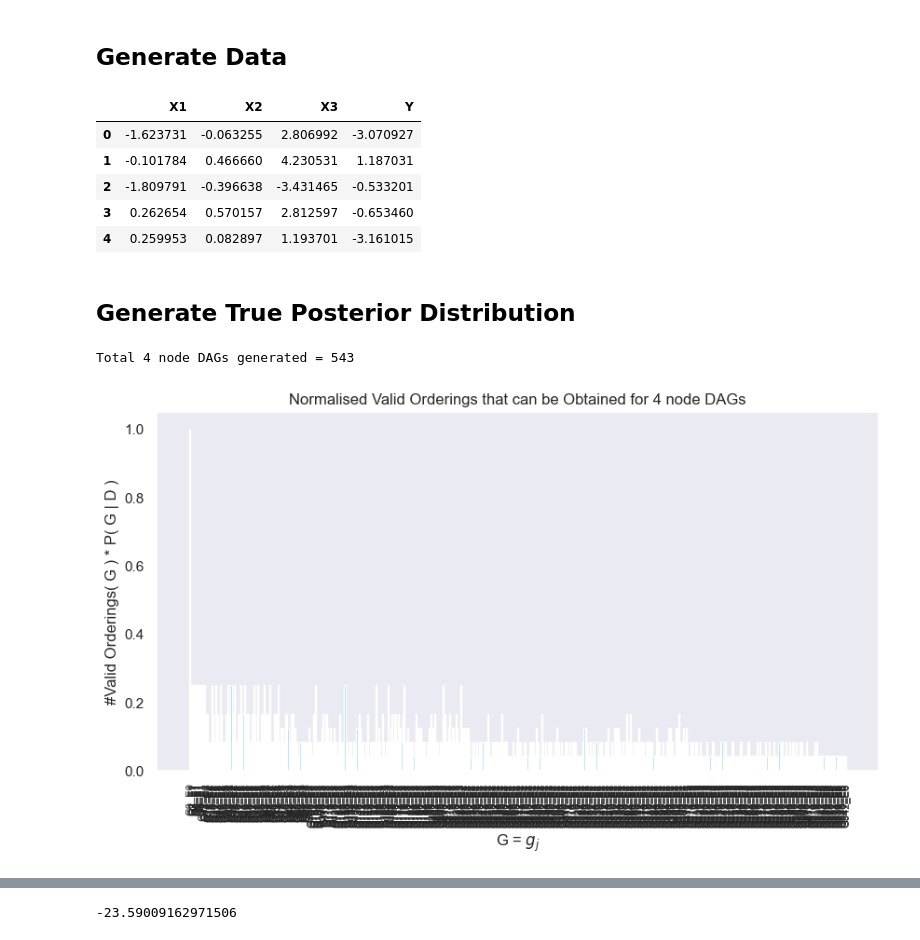
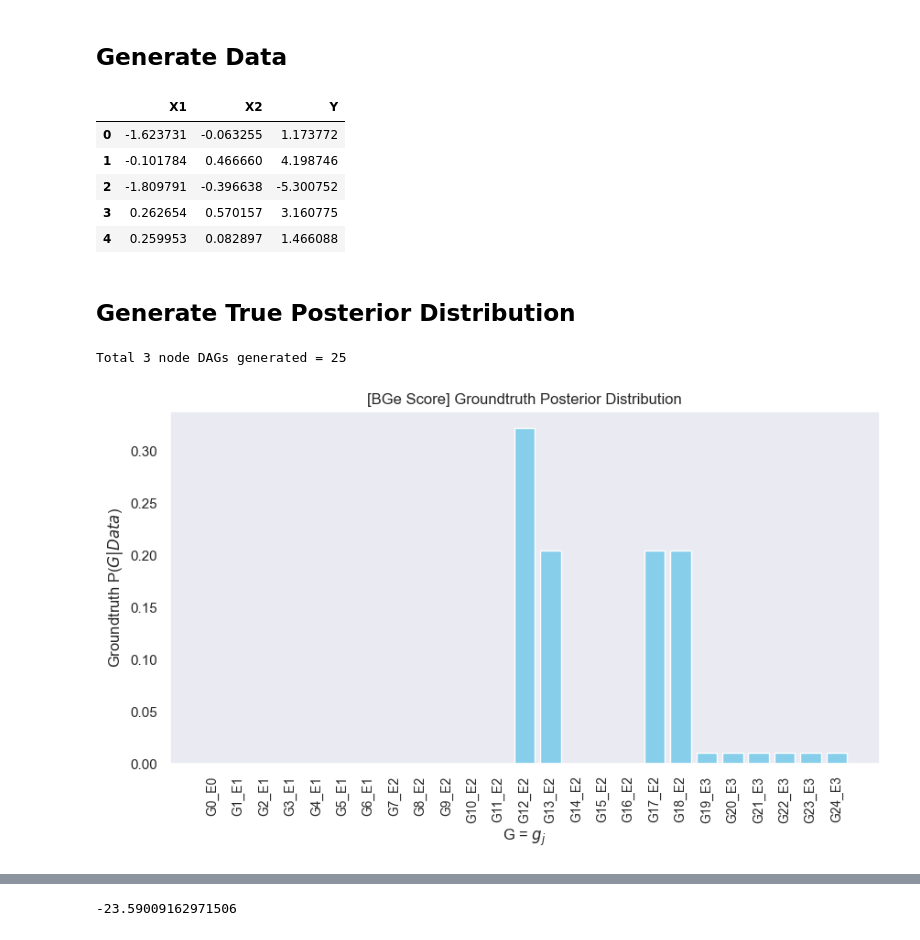
Before and after one commit to catarina-moreira/py_structure_MCMC, a Jupyter notebook: [Structure_MCMC]_3_nodes.ipynb, the cells around one changed output, grey strips where cells are left out. Cells and saved outputs as stored; diff of their text form; code cells hidden in the pictures.

```diff
--- a/[Structure_MCMC]_3_nodes.ipynb
+++ b/[Structure_MCMC]_3_nodes.ipynb
@@ -42,14 +39,12 @@ from evaluation.metrics import *
 ## Data Generation Process
 # %%
 # make a function that generates data for 3 random variables X1, X2, Y where Y = b0 + b1*X1 + b2*X2 + e
-def generate_data(n, b0, b1, b2, b3, e, random_seed = 55):
+def generate_data(n, b0, b1, b2, e, random_seed = 55):
 
     np.random.seed(random_seed)
 
     X1 = np.random.normal(0, 1, n)
     X2 = np.random.normal(0, 1, n)
-
-    X3 = b0 + b3*X2 + np.random.normal(0, e, n)
 
     random.seed(random_seed)
     # e follows a normal distribution
@@ -58,7 +53,7 @@ def generate_data(n, b0, b1, b2, b3, e, random_seed = 55):
     #Y = b0  + np.random.normal(0, e, n)
 
     #result = pd.DataFrame({'X1': X1, 'X2': X2, 'Y': Y})
-    result = pd.DataFrame({'X1': X1, 'X2': X2, 'X3' : X3, 'Y': Y})
+    result = pd.DataFrame({'X1': X1, 'X2': X2, 'Y': Y})
     #result = pd.DataFrame({'X1': X1, 'Y': Y})
 
     return result
@@ -68,9 +63,7 @@ def true_graph():
     G1 = nx.DiGraph()
     G1.add_node('X1')
     G1.add_node('X2')
-    G1.add_node('X3')
     G1.add_node('Y')
 
     G1.add_edge('X1', 'Y')
     G1.add_edge('X2', 'Y')
-    G1.add_edge('X2', 'X3')
@@ -114,19 +77,19 @@ BETA2 = 0.65
 BETA3 = 0.5
 ERROR = 2
 
-data = generate_data(SAMPLE_SIZE, BETA0, BETA1, BETA2, BETA3, ERROR)
+data = generate_data(SAMPLE_SIZE, BETA0, BETA1, BETA2, ERROR)
 
 
 N = len( data.columns )
 
 data.head()
 # %% [output]
-|  | X1 | X2 | X3 | Y |
-| 0 | -1.623731 | -0.063255 | 2.806992 | -3.070927 |
-| 1 | -0.101784 | 0.466660 | 4.230531 | 1.187031 |
-| 2 | -1.809791 | -0.396638 | -3.431465 | -0.533201 |
-| 3 | 0.262654 | 0.570157 | 2.812597 | -0.653460 |
-| 4 | 0.259953 | 0.082897 | 1.193701 | -3.161015 |
+|  | X1 | X2 | Y |
+| 0 | -1.623731 | -0.063255 | 1.173772 |
+| 1 | -0.101784 | 0.466660 | 4.198746 |
+| 2 | -1.809791 | -0.396638 | -5.300752 |
+| 3 | 0.262654 | 0.570157 | 3.160775 |
+| 4 | 0.259953 | 0.082897 | 1.466088 |
 # %% [markdown]
 ## Generate True Posterior Distribution
 # %%
@@ -134,12 +97,12 @@ my_score_str = "BGe Score"
 all_dags, total_score = generate_all_dags( data, my_score = my_score_str )
 true_posterior_distribution = compute_true_distribution( all_dags )
 # %% [output]
-Total 4 node DAGs generated = 543
+Total 3 node DAGs generated = 25
 # %%
 #my_score_str = "BGe Score"
 
-plot_true_posterior_distribution( all_dags, score = 'num_orderings_normalised', figsize=(10, 5), fontsize=8,
-                                    prob_threshold = 0.001, ylabel = "#Valid Orderings( G ) * P( G | D )",
-                                    title = f"Normalised Valid Orderings that can be Obtained for {len(data.columns)} node DAGs" )
+plot_true_posterior_distribution( all_dags, score = 'score_normalised', figsize=(10, 5),
+                                    prob_threshold = 0,
+                                    title = f"[{my_score_str}] Groundtruth Posterior Distribution" )
 # %% [output]
-[figure, old version]
+[figure, new version]
```
Also changed, not shown: parts of 28 cells of this notebook, 8 other files.
